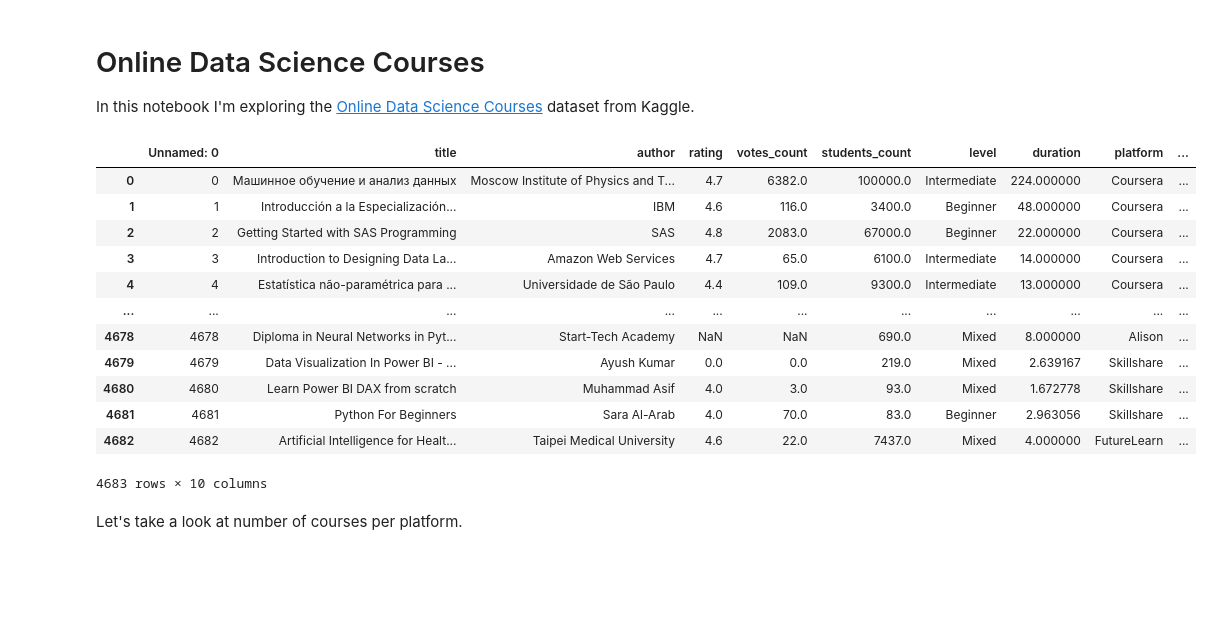
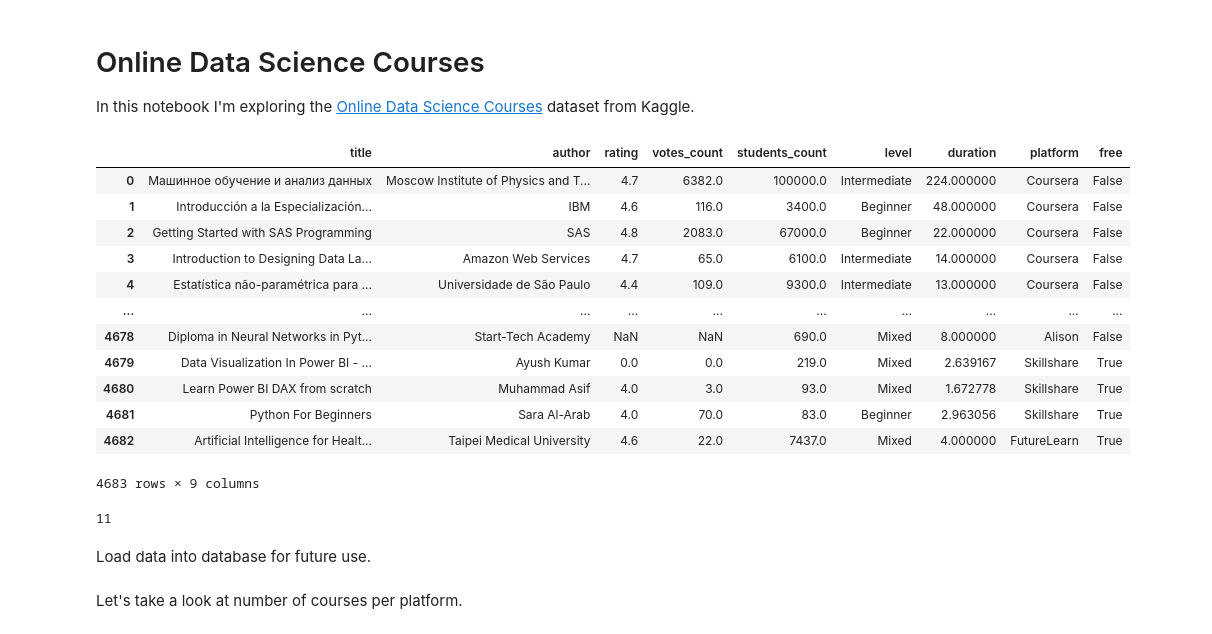
Before and after one commit to mcmanus-git/Online-Data-Science-Courses, a Jupyter notebook: EDA/Initial EDA.ipynb, the cells around one changed output. Cells and saved outputs as stored; diff of their text form; code cells hidden in the pictures; blank space fills up the shorter version.

```diff
--- a/EDA/Initial EDA.ipynb
+++ b/EDA/Initial EDA.ipynb
@@ -7,18 +7,27 @@ import pandas as pd
 from matplotlib import pyplot as plt
 # %%
 df = pd.read_csv('../data/dataframe.csv')
+df.drop('Unnamed: 0', axis=1, inplace=True)
 df
 # %% [output]
-|  | Unnamed: 0 | title | author | rating | votes_count | students_count | level | duration | platform | ... |
-| 0 | 0 | Машинное обучение и анализ данных | Moscow Institute of Physics and T... | 4.7 | 6382.0 | 100000.0 | Intermediate | 224.000000 | Coursera | ... |
-| 1 | 1 | Introducción a la Especialización... | IBM | 4.6 | 116.0 | 3400.0 | Beginner | 48.000000 | Coursera | ... |
-| 2 | 2 | Getting Started with SAS Programming | SAS | 4.8 | 2083.0 | 67000.0 | Beginner | 22.000000 | Coursera | ... |
-| 3 | 3 | Introduction to Designing Data La... | Amazon Web Services | 4.7 | 65.0 | 6100.0 | Intermediate | 14.000000 | Coursera | ... |
-| 4 | 4 | Estatística não-paramétrica para ... | Universidade de São Paulo | 4.4 | 109.0 | 9300.0 | Intermediate | 13.000000 | Coursera | ... |
-| ... | ... | ... | ... | ... | ... | ... | ... | ... | ... | ... |
-| 4678 | 4678 | Diploma in Neural Networks in Pyt... | Start-Tech Academy | NaN | NaN | 690.0 | Mixed | 8.000000 | Alison | ... |
-| 4679 | 4679 | Data Visualization In Power BI - ... | Ayush Kumar | 0.0 | 0.0 | 219.0 | Mixed | 2.639167 | Skillshare | ... |
-| 4680 | 4680 | Learn Power BI DAX from scratch | Muhammad Asif | 4.0 | 3.0 | 93.0 | Mixed | 1.672778 | Skillshare | ... |
-| 4681 | 4681 | Python For Beginners | Sara Al-Arab | 4.0 | 70.0 | 83.0 | Beginner | 2.963056 | Skillshare | ... |
-| 4682 | 4682 | Artificial Intelligence for Healt... | Taipei Medical University | 4.6 | 22.0 | 7437.0 | Mixed | 4.000000 | FutureLearn | ... |
+|  | title | author | rating | votes_count | students_count | level | duration | platform | free |
+| 0 | Машинное обучение и анализ данных | Moscow Institute of Physics and T... | 4.7 | 6382.0 | 100000.0 | Intermediate | 224.000000 | Coursera | False |
+| 1 | Introducción a la Especialización... | IBM | 4.6 | 116.0 | 3400.0 | Beginner | 48.000000 | Coursera | False |
+| 2 | Getting Started with SAS Programming | SAS | 4.8 | 2083.0 | 67000.0 | Beginner | 22.000000 | Coursera | False |
+| 3 | Introduction to Designing Data La... | Amazon Web Services | 4.7 | 65.0 | 6100.0 | Intermediate | 14.000000 | Coursera | False |
+| 4 | Estatística não-paramétrica para ... | Universidade de São Paulo | 4.4 | 109.0 | 9300.0 | Intermediate | 13.000000 | Coursera | False |
+| ... | ... | ... | ... | ... | ... | ... | ... | ... | ... |
+| 4678 | Diploma in Neural Networks in Pyt... | Start-Tech Academy | NaN | NaN | 690.0 | Mixed | 8.000000 | Alison | False |
+| 4679 | Data Visualization In Power BI - ... | Ayush Kumar | 0.0 | 0.0 | 219.0 | Mixed | 2.639167 | Skillshare | True |
+| 4680 | Learn Power BI DAX from scratch | Muhammad Asif | 4.0 | 3.0 | 93.0 | Mixed | 1.672778 | Skillshare | True |
+| 4681 | Python For Beginners | Sara Al-Arab | 4.0 | 70.0 | 83.0 | Beginner | 2.963056 | Skillshare | True |
+| 4682 | Artificial Intelligence for Healt... | Taipei Medical University | 4.6 | 22.0 | 7437.0 | Mixed | 4.000000 | FutureLearn | True |
-4683 rows × 10 columns
+4683 rows × 9 columns
+# %%
+# len(df['author'].dropna(how='all').max())
+df['platform'].str.len().max()
+# df['duration'].max()
+# %% [output]
+11
+# %% [markdown]
+Load data into database for future use.
```
Also changed, not shown: parts of 1 cell of this notebook.
